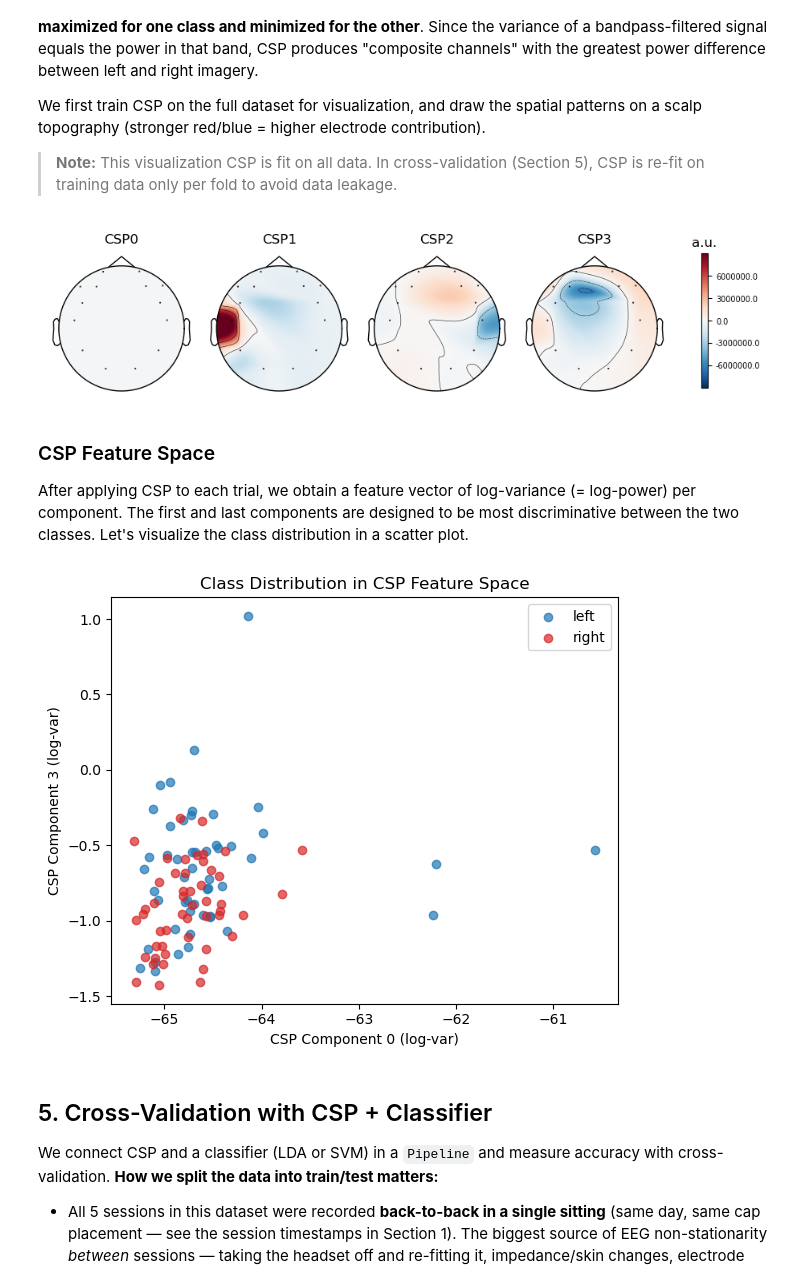
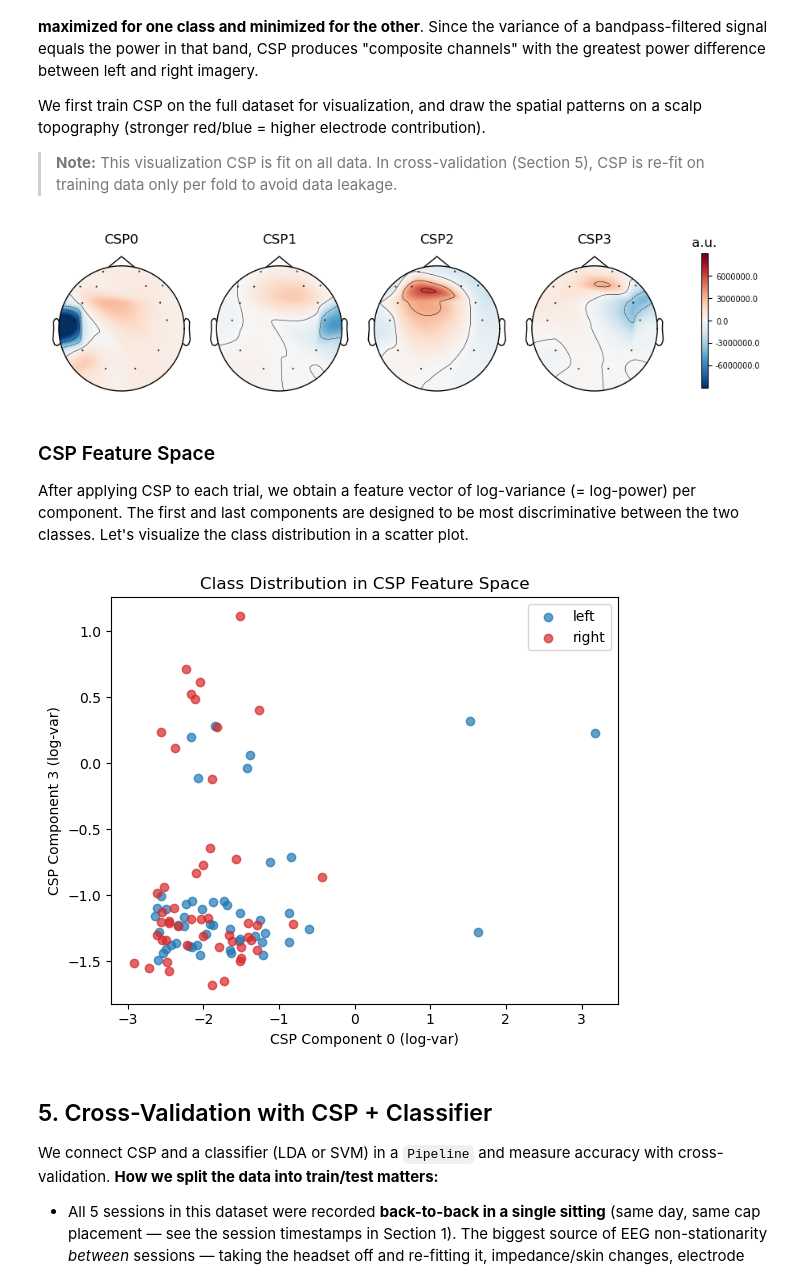
Before and after one commit to yama60511/MotorImageryDemo, a Jupyter notebook: notebooks/01_csp_ml_classical_decoder.ipynb, the cells around one changed output. Drawn from its saved outputs; the diff is of its cells as text; code cells hidden in the pictures.

```diff
--- a/notebooks/01_csp_ml_classical_decoder.ipynb
+++ b/notebooks/01_csp_ml_classical_decoder.ipynb
@@ -107,6 +107,12 @@ print(ds.summary())
 X, y, fs, ch_names = ds.X, ds.y, ds.fs, ds.ch_names
 print("\nX shape:", X.shape, "| y shape:", y.shape, "| fs:", fs, "Hz")
 print(f"Preprocessing: bandpass={BANDPASS_HZ} Hz, notch={NOTCH_HZ} Hz, CAR={APPLY_CAR}")
+
+# CAR makes the 14 channels sum to zero, so the spatial covariance is
+# rank-deficient (true rank = n_channels - 1). We pass this rank to CSP below;
+# otherwise CSP's top component collapses onto the empty null direction
+# (log-variance ≈ -64) and the feature-space scatter becomes unreadable.
+CSP_RANK = {"eeg": X.shape[1] - 1} if APPLY_CAR else None
 # %% [output]
 trials       : 100
 channels     : 14  ['AF3', 'F7', 'F3', 'FC5', 'T7', 'P7', 'O1', 'O2', 'P8', 'T8', 'FC6', 'F4', 'F8', 'AF4']
@@ -252,15 +258,15 @@ on a scalp topography (stronger red/blue = higher electrode contribution).
 # %%
 # Channel names follow the standard 10-20 system, so topomap plotting is supported
 info = mne.create_info(ch_names, sfreq=fs, ch_types="eeg")
 info.set_montage("standard_1020")
 
-csp_vis = CSP(n_components=4, reg="ledoit_wolf", log=True, norm_trace=False)
+csp_vis = CSP(n_components=4, reg="ledoit_wolf", log=True, norm_trace=False, rank=CSP_RANK)
 csp_vis.fit(X, y)
 
 csp_vis.plot_patterns(info, components=range(4), ch_type="eeg", units="a.u.", size=1.5)
 plt.show()
 # %% [output]
-[figure, old version]
+[figure, new version]
 # %% [markdown]
 ### CSP Feature Space
 
@@ -277,7 +283,7 @@ ax.set(xlabel="CSP Component 0 (log-var)", ylabel="CSP Component 3 (log-var)",
        title="Class Distribution in CSP Feature Space")
 ax.legend(); plt.tight_layout(); plt.show()
 # %% [output]
-[figure, old version]
+[figure, new version]
 # %% [markdown]
 ## 5. Cross-Validation with CSP + Classifier
 
```
Also changed, not shown: parts of 4 cells of this notebook.
